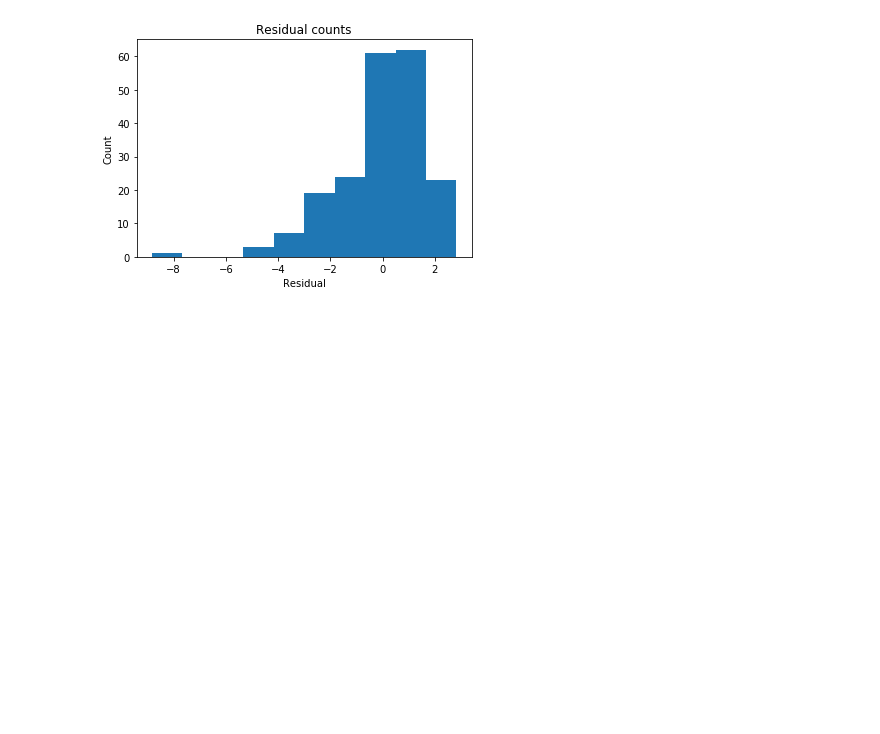
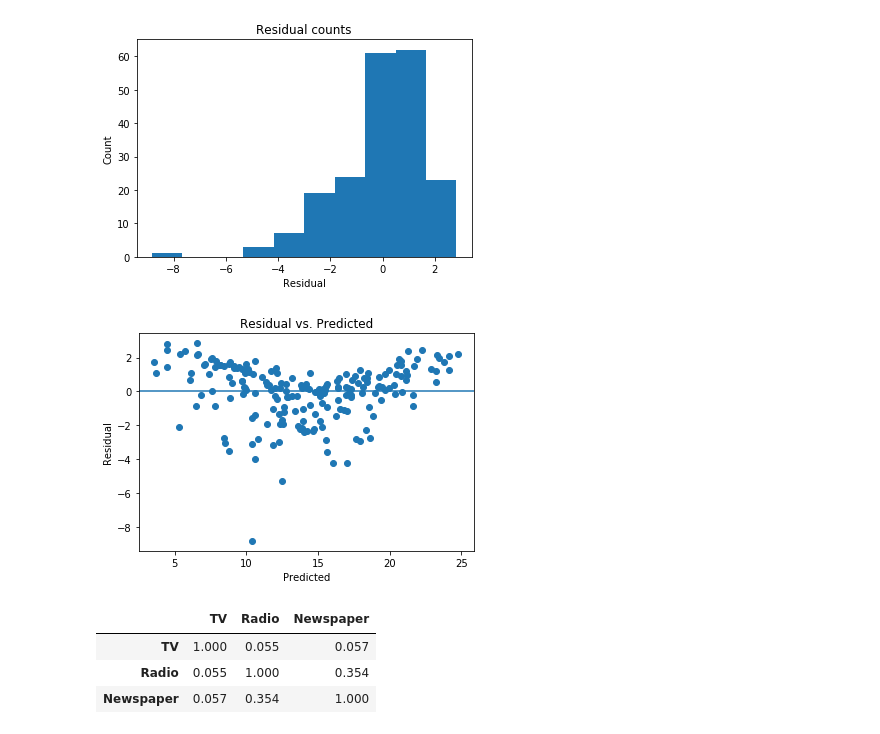
Before and after one commit to micsab/thinkful_files, a Jupyter notebook: unit_2/lesson_4/linear_regression_expl_power.ipynb, the cells around one changed output. Saved outputs shown, nothing was run; the diff lists cells and outputs as text; code cells hidden in the pictures; blank space fills up the shorter version.

```diff
--- a/unit_2/lesson_4/linear_regression_expl_power.ipynb
+++ b/unit_2/lesson_4/linear_regression_expl_power.ipynb
@@ -87,3 +87,20 @@ plt.ylabel('Count')
 plt.show()
 # %% [output]
 [figure]
+# %%
+plt.scatter(predicted, residual)
+plt.xlabel('Predicted')
+plt.ylabel('Residual')
+plt.axhline(y=0)
+plt.title('Residual vs. Predicted')
+plt.show()
+# %% [output]
+[figure, added]
+# %%
+correlation_matrix = X.corr()
+display(correlation_matrix)
+# %% [output]
+|  | TV | Radio | Newspaper |
+| TV | 1.000 | 0.055 | 0.057 |
+| Radio | 0.055 | 1.000 | 0.354 |
+| Newspaper | 0.057 | 0.354 | 1.000 |
```
Also changed, not shown: parts of 2 cells of this notebook.
